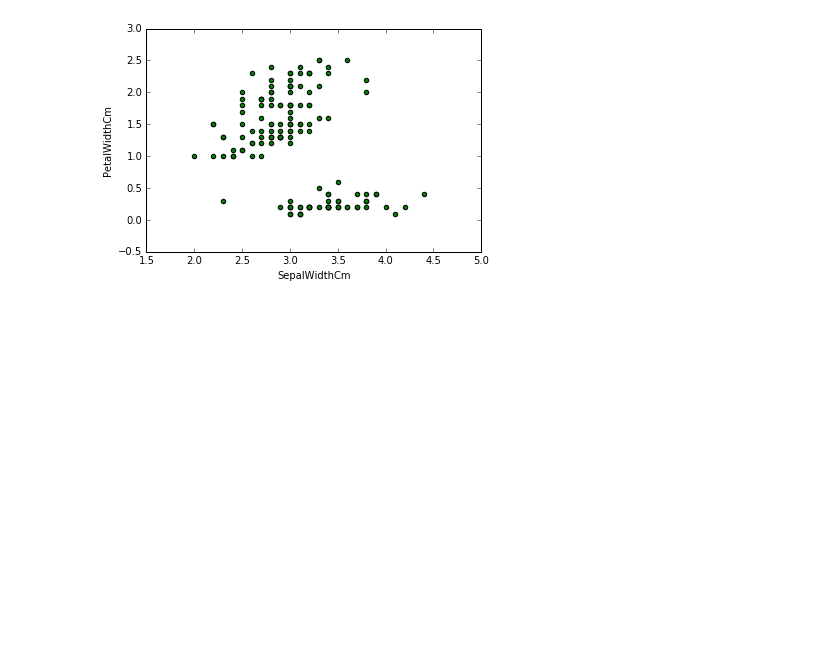
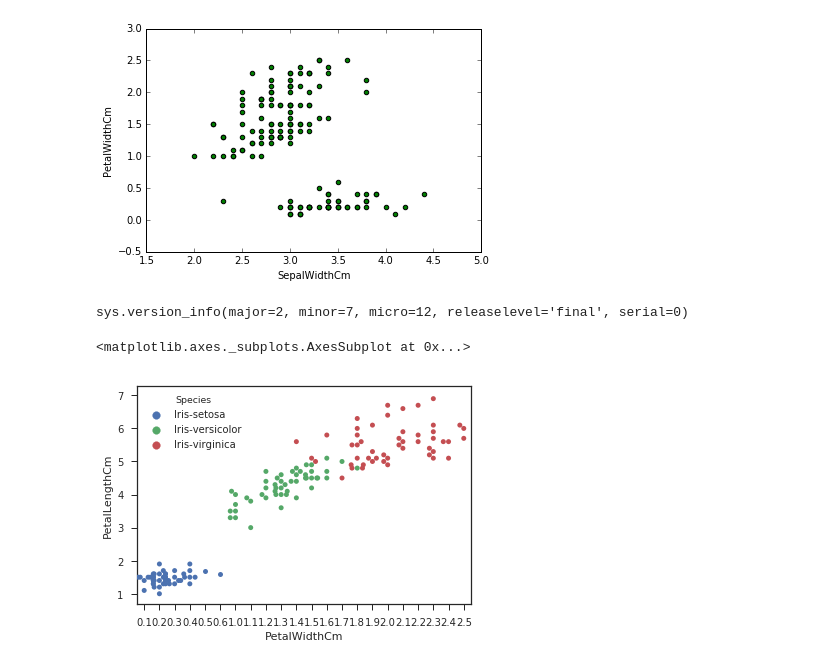
Before and after one commit to TanushreeNaik/IrisProject, a Jupyter notebook: Iris.ipynb, the cells around one changed output. Drawn from its saved outputs; the diff is of its cells as text; code cells hidden in the pictures; blank space fills up the shorter version.

Commit message:
some more graphs

```diff
--- a/Iris.ipynb
+++ b/Iris.ipynb
@@ -89,0 +92,12 @@ iris.plot.scatter(x = "SepalWidthCm", y = "PetalWidthCm", color = "green")
+# %%
+sys.version_info
+# %% [output]
+sys.version_info(major=2, minor=7, micro=12, releaselevel='final', serial=0)
+# %%
+import seaborn as sns
+sns.set(style = "ticks", color_codes = True)
+Iris = sns.load_dataset("iris")
+sns.swarmplot(x="PetalWidthCm", y="PetalLengthCm", data=iris, hue='Species')
+# %% [output]
+<matplotlib.axes._subplots.AxesSubplot at 0x...>
+[figure, added]
```
Also changed, not shown: parts of 4 cells of this notebook.
